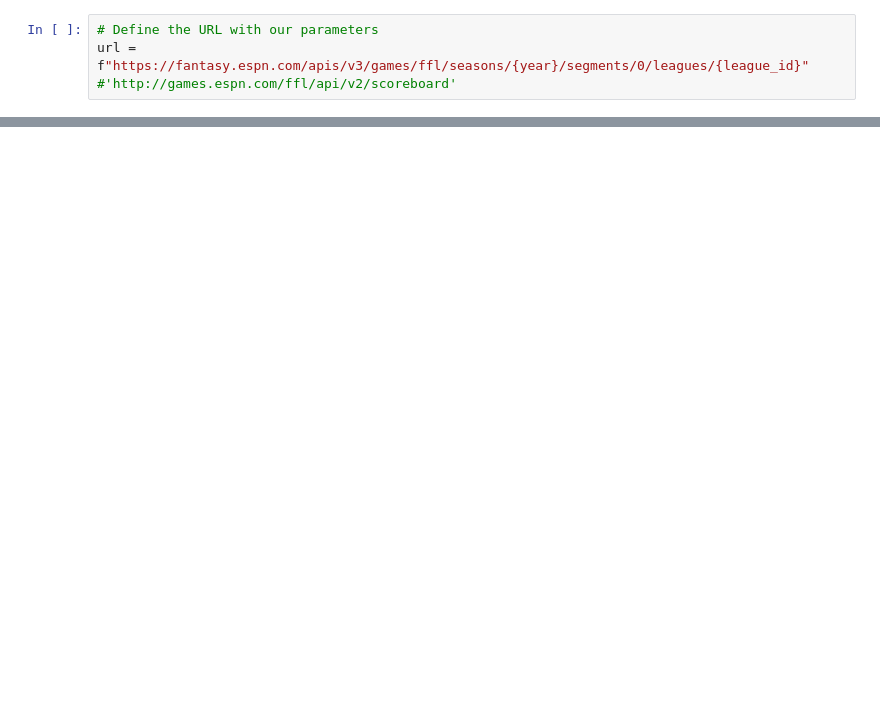
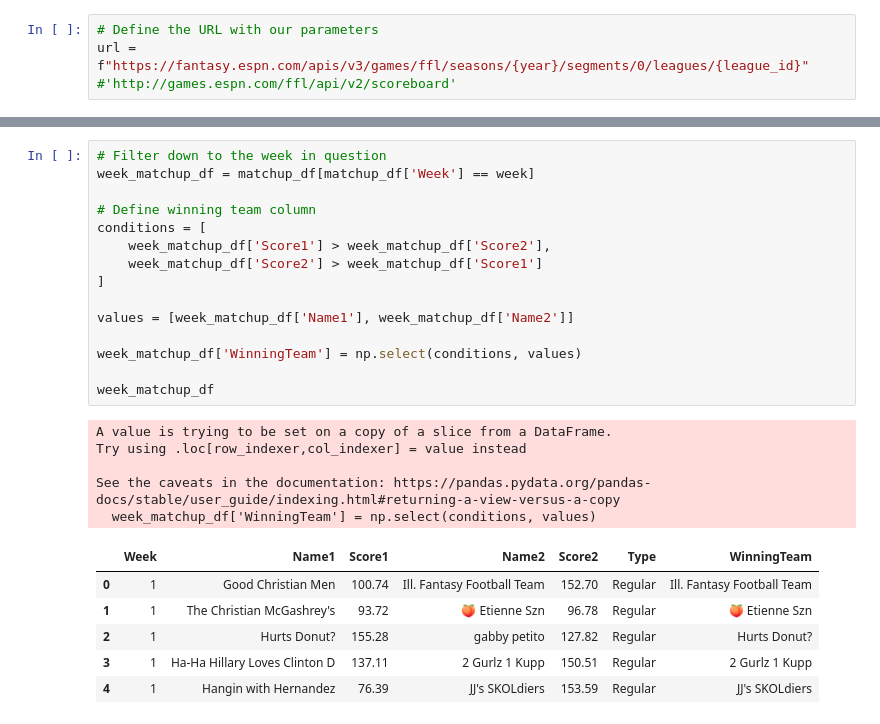
Before and after one commit to tbryan2/ESPN-API-Current-Year-Data, a Jupyter notebook: testing.ipynb, the cells around one changed output, grey strips where cells are left out. Saved outputs shown, nothing was run; the diff lists cells and outputs as text; blank space fills up the shorter version.

```diff
--- a/testing.ipynb
+++ b/testing.ipynb
@@ -50,0 +113,27 @@ json
+# %%
+# Filter down to the week in question
+week_matchup_df = matchup_df[matchup_df['Week'] == week]
+
+# Define winning team column
+conditions = [
+    week_matchup_df['Score1'] > week_matchup_df['Score2'],
+    week_matchup_df['Score2'] > week_matchup_df['Score1']
+]
+
+values = [week_matchup_df['Name1'], week_matchup_df['Name2']]
+
+week_matchup_df['WinningTeam'] = np.select(conditions, values)
+
+week_matchup_df
+# %% [output]
+A value is trying to be set on a copy of a slice from a DataFrame.
+Try using .loc[row_indexer,col_indexer] = value instead
+
+See the caveats in the documentation: https://pandas.pydata.org/pandas-docs/stable/user_guide/indexing.html#returning-a-view-versus-a-copy
+  week_matchup_df['WinningTeam'] = np.select(conditions, values)
+|  | Week | Name1 | Score1 | Name2 | Score2 | Type | WinningTeam |
+| 0 | 1 | Good Christian Men | 100.74 | Ill. Fantasy Football Team | 152.70 | Regular | Ill. Fantasy Football Team |
+| 1 | 1 | The Christian McGashrey's | 93.72 | 🍑 Etienne Szn | 96.78 | Regular | 🍑 Etienne Szn |
+| 2 | 1 | Hurts Donut? | 155.28 | gabby petito | 127.82 | Regular | Hurts Donut? |
+| 3 | 1 | Ha-Ha Hillary Loves Clinton D | 137.11 | 2 Gurlz 1 Kupp | 150.51 | Regular | 2 Gurlz 1 Kupp |
+| 4 | 1 | Hangin with Hernandez | 76.39 | JJ's SKOLdiers | 153.59 | Regular | JJ's SKOLdiers |
```
Also changed, not shown: parts of 14 cells of this notebook.
